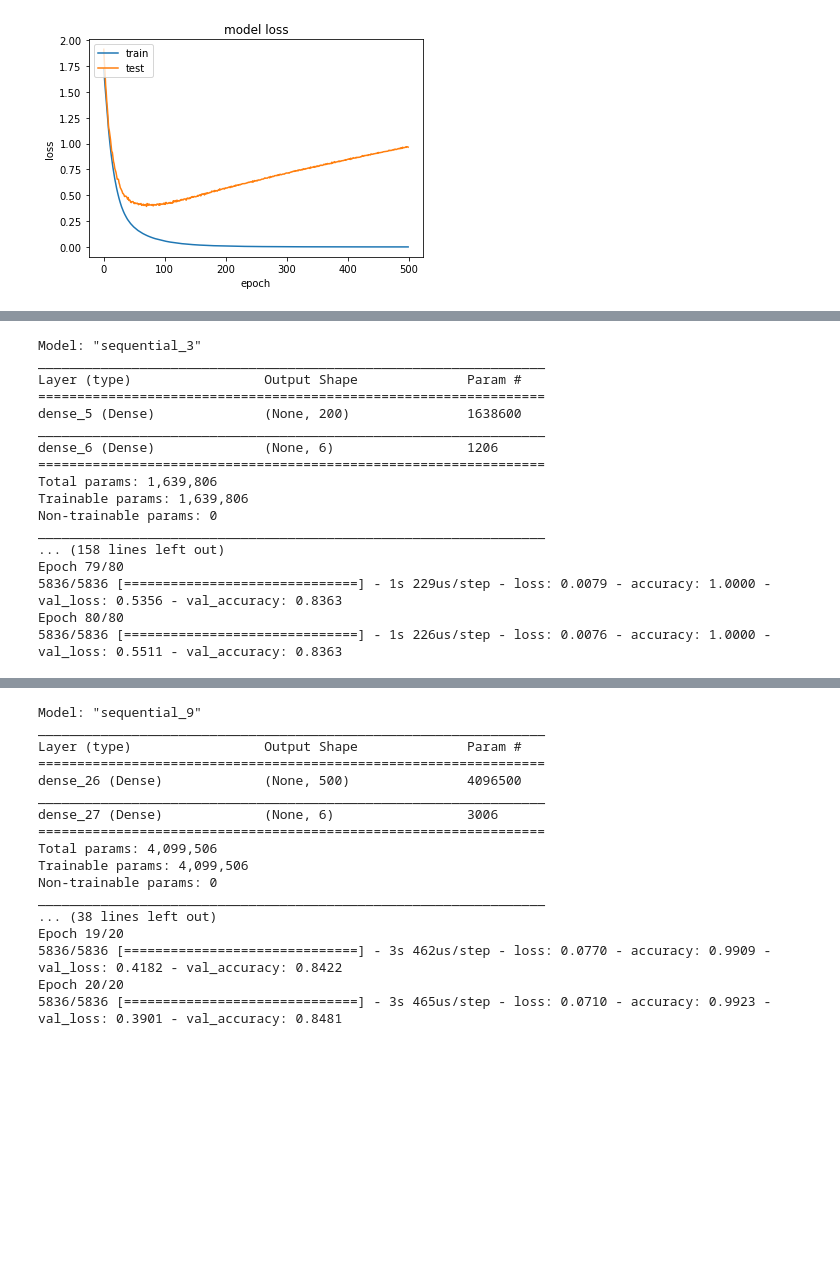
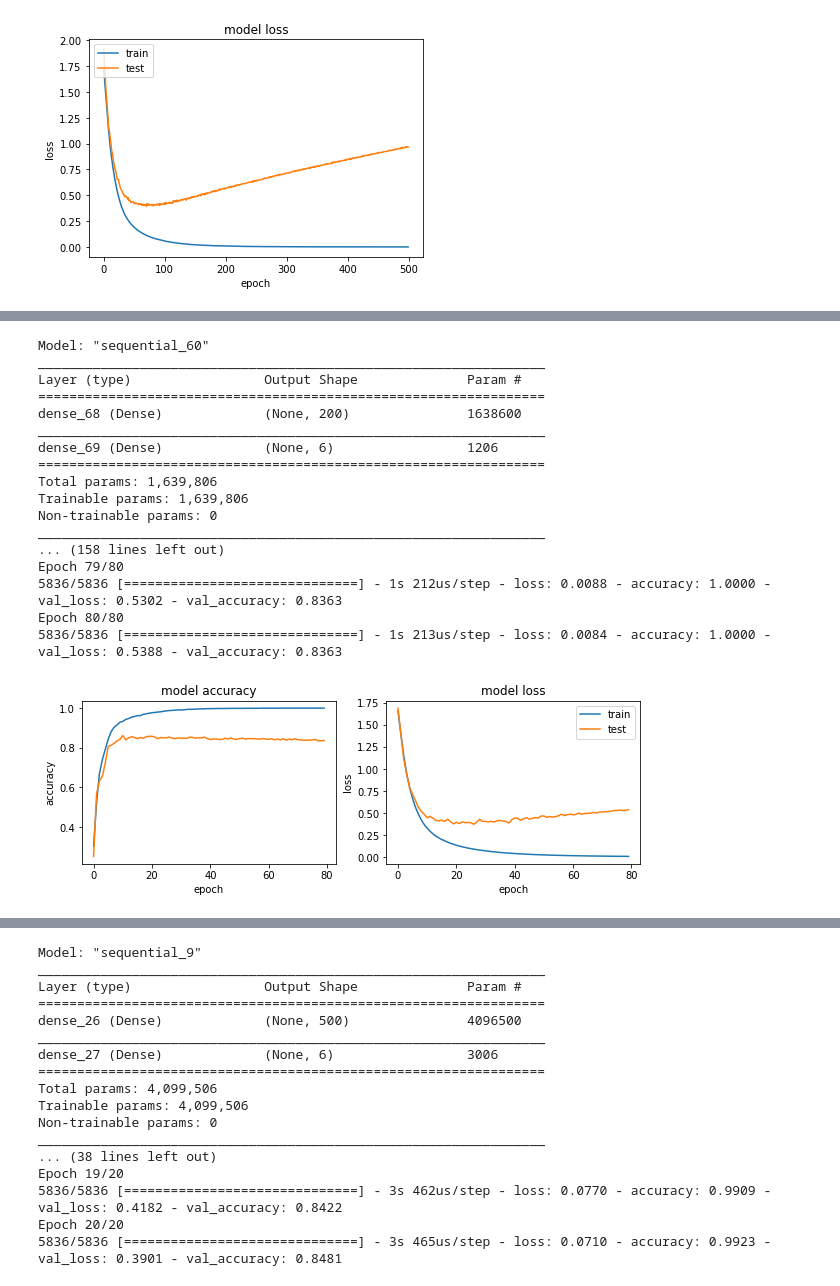
Before and after one commit to jdlozanom/deep-learning-experiments, a Jupyter notebook: Voice_recognition.ipynb, the cells around one changed output, grey strips where cells are left out. Cells and saved outputs as stored; diff of their text form; code cells hidden in the pictures; blank space fills up the shorter version.

```diff
--- a/Voice_recognition.ipynb
+++ b/Voice_recognition.ipynb
@@ -343,30 +349,33 @@ Epoch 100/100
 # %%
 model = Sequential()
 model.add(Dense(200,input_shape=(64*128,),activation='relu'))
 model.add(Dense(6, activation='softmax'))
 
 print(model.summary())
 EPOCH = 80
 model.compile(loss='categorical_crossentropy', optimizer='adam', metrics=['accuracy'])
 history = model.fit(X_train, y_train, validation_data=(X_test, y_test), epochs=EPOCH, batch_size=256, verbose=1)
+
+plot_history(history)
 # %% [output]
-Model: "sequential_3"
+Model: "sequential_60"
 _________________________________________________________________
 Layer (type)                 Output Shape              Param #
 =================================================================
-dense_5 (Dense)              (None, 200)               1638600
+dense_68 (Dense)             (None, 200)               1638600
 _________________________________________________________________
-dense_6 (Dense)              (None, 6)                 1206
+dense_69 (Dense)             (None, 6)                 1206
 =================================================================
 Total params: 1,639,806
 Trainable params: 1,639,806
 Non-trainable params: 0
 _________________________________________________________________
 ... (158 lines left out)
 Epoch 79/80
-5836/5836 [==============================] - 1s 229us/step - loss: 0.0079 - accuracy: 1.0000 - val_loss: 0.5356 - val_accuracy: 0.8363
+5836/5836 [==============================] - 1s 212us/step - loss: 0.0088 - accuracy: 1.0000 - val_loss: 0.5302 - val_accuracy: 0.8363
 Epoch 80/80
-5836/5836 [==============================] - 1s 226us/step - loss: 0.0076 - accuracy: 1.0000 - val_loss: 0.5511 - val_accuracy: 0.8363
+5836/5836 [==============================] - 1s 213us/step - loss: 0.0084 - accuracy: 1.0000 - val_loss: 0.5388 - val_accuracy: 0.8363
+[figure, added]
 # %%
 model = Sequential()
 model.add(Dense(100,input_shape=(64*128,),activation='relu'))
```
Also changed, not shown: parts of 3 cells of this notebook.
